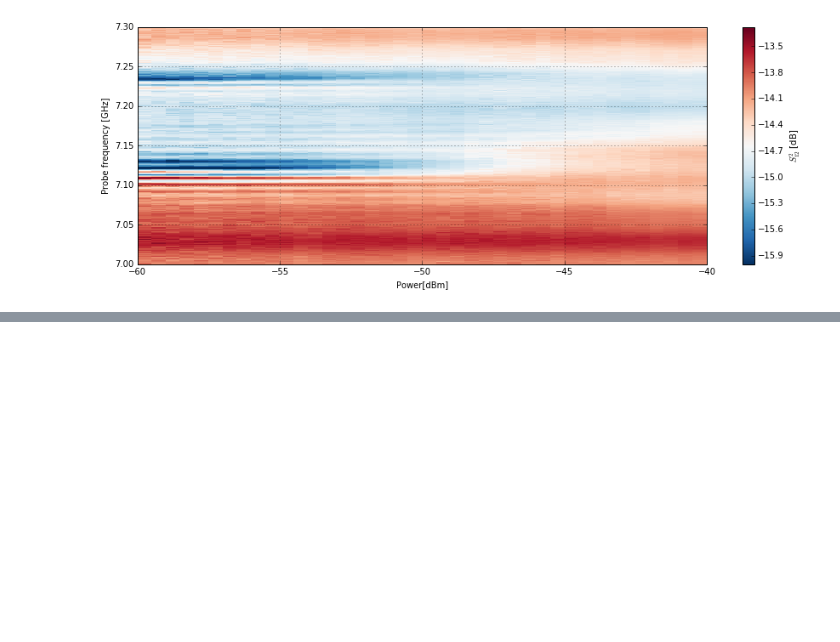
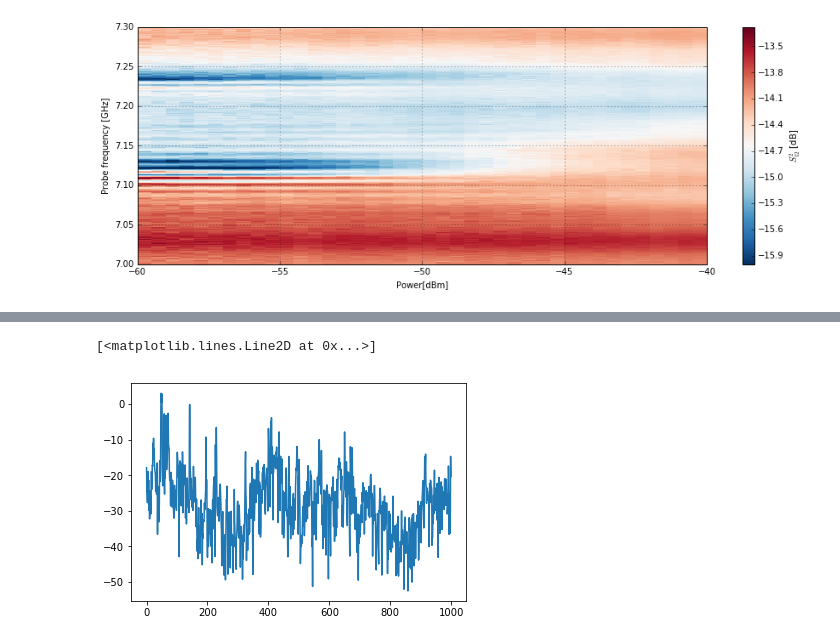
Before and after one commit to niobiumpro/Measurement-automation, a Jupyter notebook: Measurements.ipynb, the cells around one changed output, grey strips where cells are left out. Cells and saved outputs as stored; diff of their text form; code cells hidden in the pictures; blank space fills up the shorter version.

```diff
--- a/Measurements.ipynb
+++ b/Measurements.ipynb
@@ -117,0 +127,5 @@ plt.grid()
+# %%
+plt.plot(20*log10(vna.get_tracedata()[0]))
+# %% [output]
+[<matplotlib.lines.Line2D at 0x...>]
+[figure, added]
```
Also changed, not shown: parts of 6 cells of this notebook, 24 other files.
